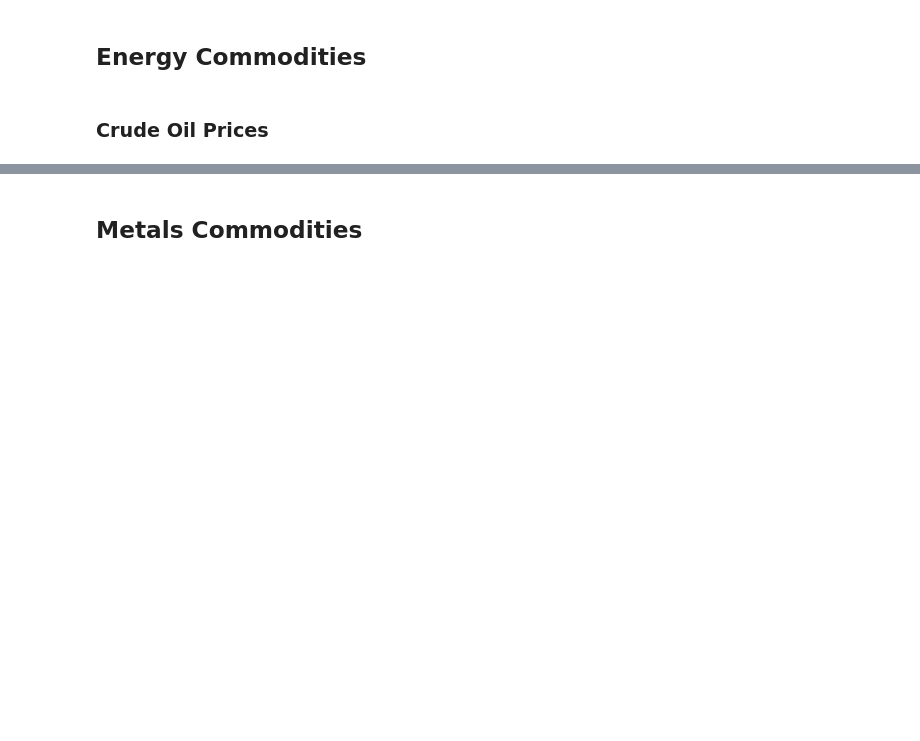
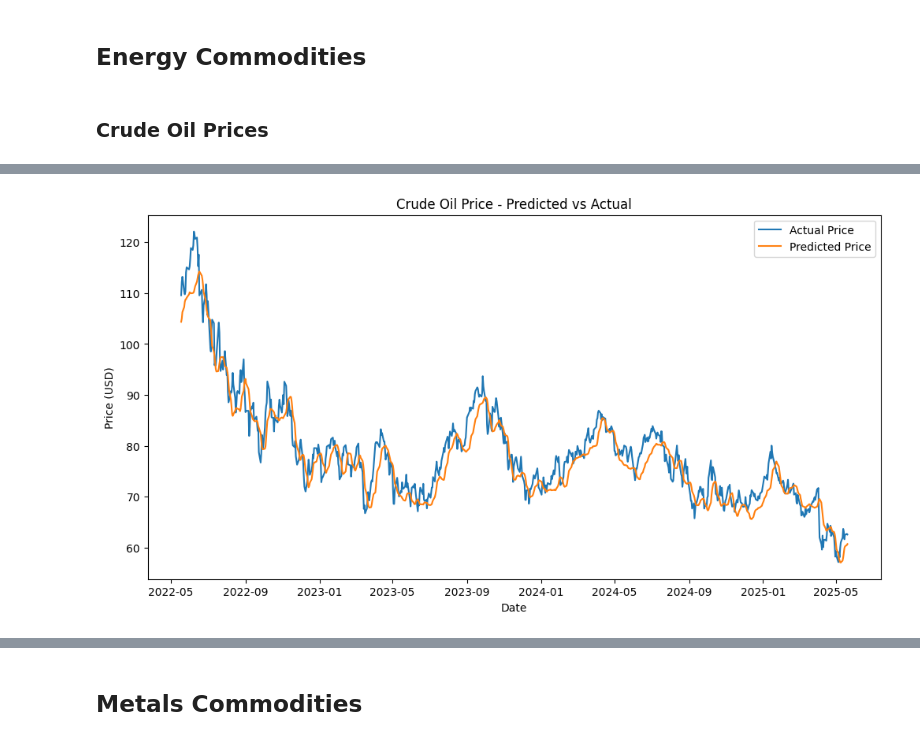
Before and after one commit to KurtisZ18/Predicting-Commodities, a Jupyter notebook: Commodity_Predictions.ipynb, the cells around one changed output, grey strips where cells are left out. Drawn from its saved outputs; the diff is of its cells as text; code cells hidden in the pictures; blank space fills up the shorter version.

```diff
--- a/Commodity_Predictions.ipynb
+++ b/Commodity_Predictions.ipynb
@@ -362,0 +380,23 @@ Day 10: 501.85
+# %%
+# Additional data to merge
+'''
+  Natural Gas:	NG=F
+  S&P 500 Index: ^GSPC
+  US Dollar Index: DX-Y.NYB
+  Energy Sector ETF: XLE
+  Brent Crude: BZ=F
+'''
+tickers = ['CL=F', 'NG=F', '^GSPC', 'DX-Y.NYB', 'XLE', 'BZ=F']
+data = yf.download(tickers, start='2010-01-01', end=today)['Close']
+data.dropna(inplace=True)
+
+trend_data = data.pct_change(periods=7)
+trend_data.columns = [f"{col}_trend" for col in trend_data.columns]
+trend_data.dropna(inplace=True)
+
+# Merge with crude oil data
+oil_df = data[['CL=F']].copy()
+oil_df.rename(columns={'CL=F': 'Close'}, inplace=True)
+
+oil_merge_df = oil_df.join(trend_data)
+oil_merge_df.dropna(inplace=True)
@@ -362,0 +464,13 @@ Day 10: 501.85
+# %%
+test_dates_oil = oil_merge_df.index[split + seq_len:]
+
+plt.figure(figsize=(12,6))
+plt.plot(test_dates_oil, y_test_unscaled, label='Actual Price')
+plt.plot(test_dates_oil, y_pred_unscaled, label='Predicted Price')
+plt.title("Crude Oil Price - Predicted vs Actual")
+plt.xlabel("Date")
+plt.ylabel("Price (USD)")
+plt.legend()
+plt.show()
+# %% [output]
+[figure, added]
```
Also changed, not shown: parts of 16 cells of this notebook.
